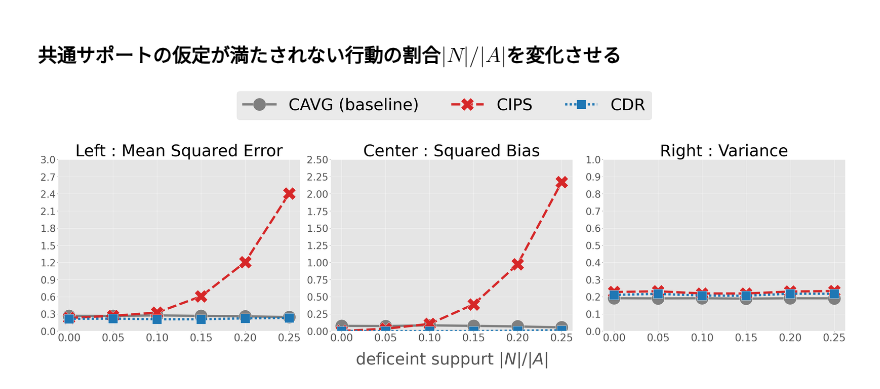
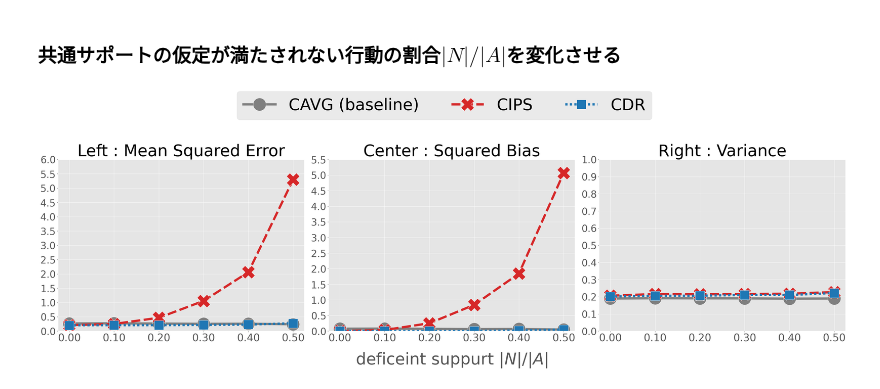
Before and after one commit to RickHub0115/Estimator-for-Offline-Policy-Evaluation-of-Recommending-Multiple-Actions-Considering-Platform-Wide-R, a Jupyter notebook: ope.ipynb, the cells around one changed output. Drawn from its saved outputs; the diff is of its cells as text; code cells hidden in the pictures.

```diff
--- a/ope.ipynb
+++ b/ope.ipynb
@@ -401,7 +401,7 @@ for i, y in enumerate(["se", "bias", "variance"]):
     # xaxis
     #ax.set_xscale("log")  # kが大きい場合の可視化のためログスケール
     if i == 1:
-        ax.set_xlabel(r"k $k$", fontsize=50)  # x軸ラベル
+        ax.set_xlabel(r"Subset size $k$", fontsize=50)  # x軸ラベル
     else:
         ax.set_xlabel(r"", fontsize=40)
     ax.set_xticks(k_list)  # kのリストを指定
@@ -422,8 +422,8 @@ num_actions = 100
 beta = -3 # データ収集方策のパラメータ
 random_state = 12345
 random_ = check_random_state(random_state)
-k = 10
-num_def_actions_list = [0, 5, 10, 15, 20, 25]
+k = 5
+num_def_actions_list = [0, 10, 20, 30, 40, 50]
 # %%
 result_df_list = []
 ## 期待報酬関数を定義するためのパラメータを抽出
@@ -447,7 +447,7 @@ for num_def_actions in num_def_actions_list:  # 複数選択する行動数 k
         M_0=M_0,
         b_0=b_0,
         k = k,
-        random_policy=True
+        random_policy=False
     )
 
     estimated_policy_value_list = []
@@ -516,35 +516,35 @@ for i, y in enumerate(["se", "bias", "variance"]):
         x="num_def_actions",  # x軸は k
         y=y,
         hue="est",
         ax=ax,
         ci=None,
         palette=["tab:grey", "tab:red", "tab:blue"],
         data=result_df_def_actions.query("est=='cavg' or est == 'cips' or est == 'cdr'")
     )
     ax.set_title(y_label_dict_k[y], fontsize=50)
     # yaxis
     ax.set_ylabel("")
     if y == "se":
-        ax.set_ylim(0.0, 3.0)
-        ax.set_yticks(np.arange(0.0, 3.03, 0.3))
+        ax.set_ylim(0.0, 6.0)
+        ax.set_yticks(np.arange(0.0, 6.5, 0.5))
     elif y == "bias":
-        ax.set_ylim(0.0, 2.5)
-        ax.set_yticks(np.arange(0.0, 2.75, 0.25))
+        ax.set_ylim(0.0, 5.5)
+        ax.set_yticks(np.arange(0.0, 6.0, 0.5))
     elif y == "variance":
         ax.set_ylim(0.0, 1.0)
         ax.set_yticks(np.arange(0.0, 1.1, 0.1))
     ax.tick_params(axis="y", labelsize=30)
     ax.yaxis.set_label_coords(-0.1, 0.5)
     # xaxis
     if i == 1:
         ax.set_xlabel(r"deficeint suppurt $|N| / |A|$", fontsize=50)  # x軸ラベル
     else:
         ax.set_xlabel(r"", fontsize=40)
     xticks = np.array(num_def_actions_list) / num_actions
     ax.set_xticks(xticks)
     ax.set_xticklabels([f"{x:.2f}" for x in xticks], fontsize=32)
     ax.xaxis.set_label_coords(0.5, -0.12)
 fig.legend(["CAVG (baseline)", "CIPS", "CDR"], fontsize=50, bbox_to_anchor=(0.5, 1.15), ncol=4, loc="center")
 plt.show()
 # %% [output]
-[figure, old version]
+[figure, new version]
```
Also changed, not shown: 4 other files.
